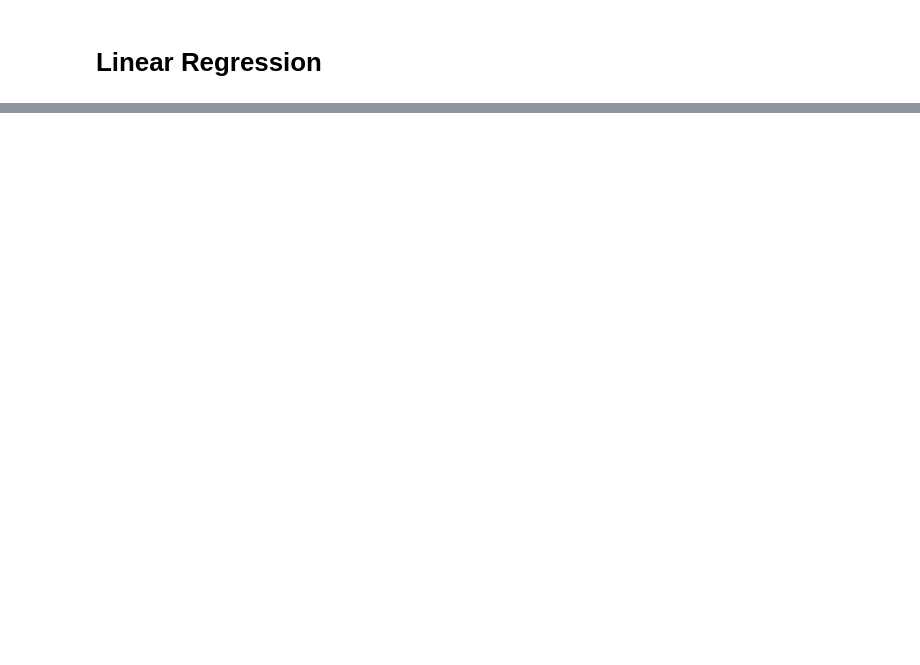
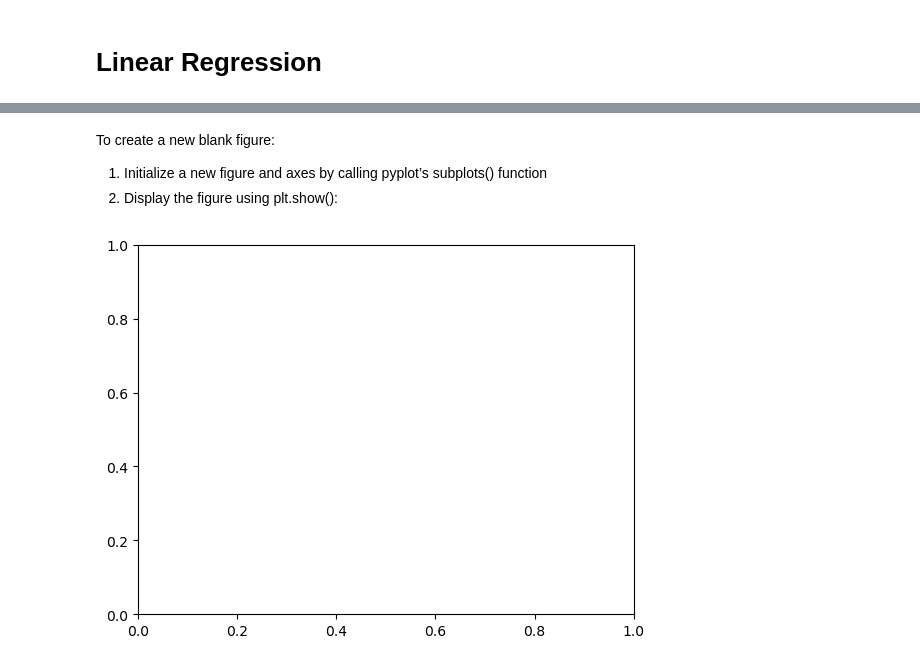
Before and after one commit to kellyloveskelp/eds220-in-class, a Jupyter notebook: week4-linear-regression.ipynb, the cells around one changed output, grey strips where cells are left out. Cells and saved outputs as stored; diff of their text form; code cells hidden in the pictures; blank space fills up the shorter version.

```diff
--- a/week4-linear-regression.ipynb
+++ b/week4-linear-regression.ipynb
@@ -23,0 +107,13 @@ hares
+# %% [markdown]
+To create a new blank figure:
+
+1. Initialize a new figure and axes by calling pyplot’s subplots() function
+2. Display the figure using plt.show():
+# %%
+# Initialize empty figure (fig) and axes (ax)
+fig, ax = plt.subplots()
+
+# Display figure
+plt.show()
+# %% [output]
+[figure, added]
```
Also changed, not shown: parts of 32 cells of this notebook, 7 other files.
